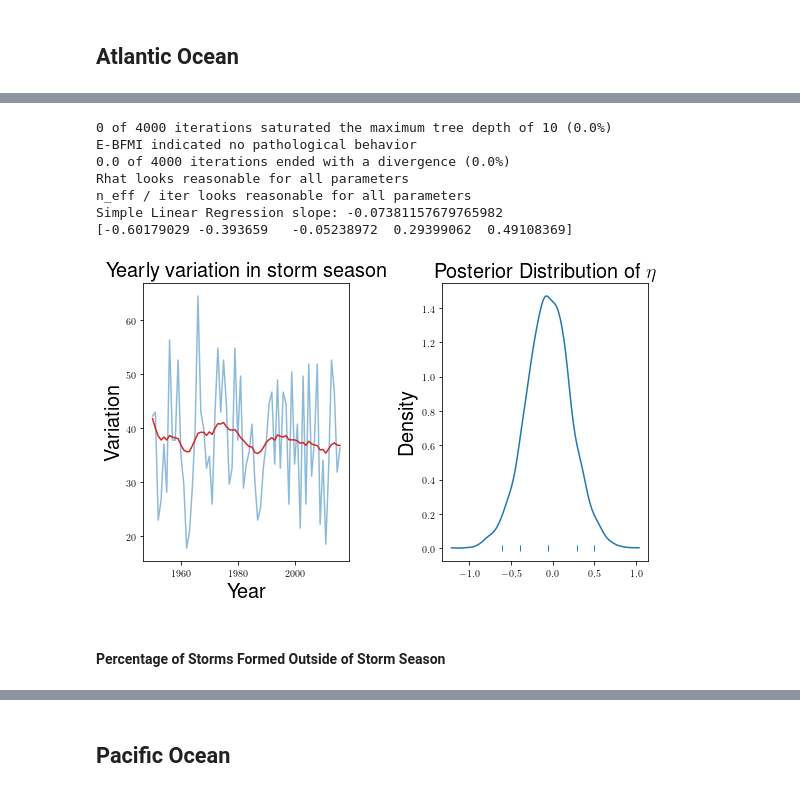
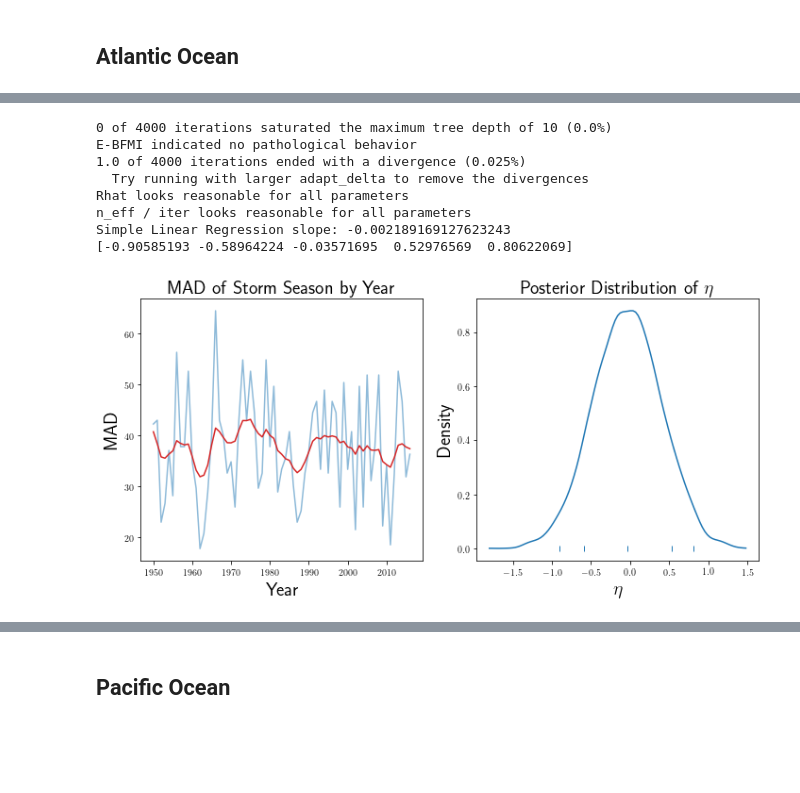
Before and after one commit to roualdes/stormevents, a Jupyter notebook: stormevents.ipynb, the cells around one changed output, grey strips where cells are left out. Cells and saved outputs as stored; diff of their text form; code cells hidden in the pictures; blank space fills up the shorter version.

```diff
--- a/stormevents.ipynb
+++ b/stormevents.ipynb
@@ -244,9 +237,9 @@ Here, the time series of interest $y_t$ is the yearly MAD estimates of variation
 
 In Stan, we write this model as follows.
 # %%
-#local_linear = requests.get('https://raw.githubusercontent.com/roualdes/stormevents/master/local_linear.stan').text
-with open('/Users/ez/stormevents/local_linear.stan') as ll:
-    local_linear = ll.read()
+#local_linear = requests.get('https://raw.githubusercontent.com/roualdes/stormevents/master/semilocal_linear.stan').text
+with open('/Users/ez/stormevents/semilocal_linear.stan') as f:
+    local_linear = f.read()
 print(local_linear)
 # %% [output]
 data {
@@ -350,13 +346,14 @@ sdf['prop'] = df.groupby('year', as_index=False).apply(outside_SS)
 # %% [markdown]
 Plotting these percentages over time shows that there were many years before 1975 where there were 0 storms outside of the storm season.  From about 1975 forward, there appears to always be some storms that formed outside of the official storm season.  In no years were all the storms outside of the official storm season.
 # %%
-reg = sm.OLS(sdf['mad'], sm.tools.add_constant(sdf['year'])).fit()
+reg = sm.OLS(sdf['prop'], sm.tools.add_constant(sdf['year'])).fit()
 
 fig, ax = plt.subplots(1, 1, figsize=(8, 5))
 ax.cla()
 bp.curve(sdf['year'], sdf['prop'])
+bp.line(sdf['year'], reg.fittedvalues, color='tab:red')
 plt.xlabel('Year', fontsize=20)
-plt.ylabel('Variation in storm season', fontsize=20)
-plt.title('Yearly variation in storm season', fontsize=20)
+plt.ylabel('Percentage', fontsize=20)
+plt.title('Percentage of Storms Outside of Official Storm Season by Year', fontsize=20)
 plt.tight_layout()
 # %% [output]
@@ -572,42 +563,45 @@ sdf['KS'] = np.array(ks)*100
 # %%
+# MAD estimates
 y1950_idx = sdf['year'] >= 1950
 sdata = {
     'T': np.sum(y1950_idx),
     'y': sdf.loc[y1950_idx]['mad'].values.ravel()
 }
 stfit = stmod.sampling(data=sdata,
-                      control={'adapt_delta': .95})
+                      control={'adapt_delta': .975})
 posterior = stfit.extract()
 stan_utility.check_treedepth(stfit)
 stan_utility.check_energy(stfit)
 stan_utility.check_div(stfit)
 stan_utility.check_rhat(stfit)
 stan_utility.check_n_eff(stfit)
 
-fig, ax = plt.subplots(1, 2, figsize=(8, 5))
+fig, ax = plt.subplots(1, 2, figsize=(10, 5))
 bp.curve(sdf.loc[y1950_idx]['year'], sdf.loc[y1950_idx]['mad'], alpha=0.5, ax=ax[0])
 bp.curve(sdf.loc[y1950_idx]['year'], posterior['y_pred'].mean(0), color='tab:red', ax=ax[0])
-ax[0].set_ylabel('Variation', fontsize=20)
+ax[0].set_ylabel('MAD', fontsize=20)
 ax[0].set_xlabel('Year', fontsize=20)
-ax[0].set_title('Yearly variation in storm season', fontsize=20)
+ax[0].set_title('MAD of Storm Season by Year', fontsize=20)
 
 eta_percentiles = np.percentile(posterior['eta'], [2.5, 10, 50, 90, 97.5])
+reg = sm.OLS(sdf.loc[y1950_idx]['mad'],
+             sm.tools.add_constant(sdf.loc[y1950_idx]['year'])).fit()
 print("Simple Linear Regression slope: {}".format(reg.params[1]))
 print(eta_percentiles)
 
 bp.density(posterior['eta'], ax=ax[1])
 bp.rug(eta_percentiles, ax=ax[1])
 ax[1].set_ylabel('Density', fontsize=20)
-ax[1].set_title(r'Posterior Distribution of $\eta$', fontsize=20)
+ax[1].set_title('Posterior Distribution of $\eta$', fontsize=20)
+ax[1].set_xlabel('$\eta$', fontsize=20)
 plt.tight_layout()
 # %% [output]
 0 of 4000 iterations saturated the maximum tree depth of 10 (0.0%)
 E-BFMI indicated no pathological behavior
-0.0 of 4000 iterations ended with a divergence (0.0%)
+1.0 of 4000 iterations ended with a divergence (0.025%)
+  Try running with larger adapt_delta to remove the divergences
 Rhat looks reasonable for all parameters
 n_eff / iter looks reasonable for all parameters
-Simple Linear Regression slope: -0.07381157679765982
-[-0.60179029 -0.393659   -0.05238972  0.29399062  0.49108369]
+Simple Linear Regression slope: -0.002189169127623243
+[-0.90585193 -0.58964224 -0.03571695  0.52976569  0.80622069]
-[figure, old version]
+[figure, new version]
-# %% [markdown]
-#### Percentage of Storms Formed Outside of Storm Season
```
Also changed, not shown: parts of 65 cells of this notebook, 1 other file.
